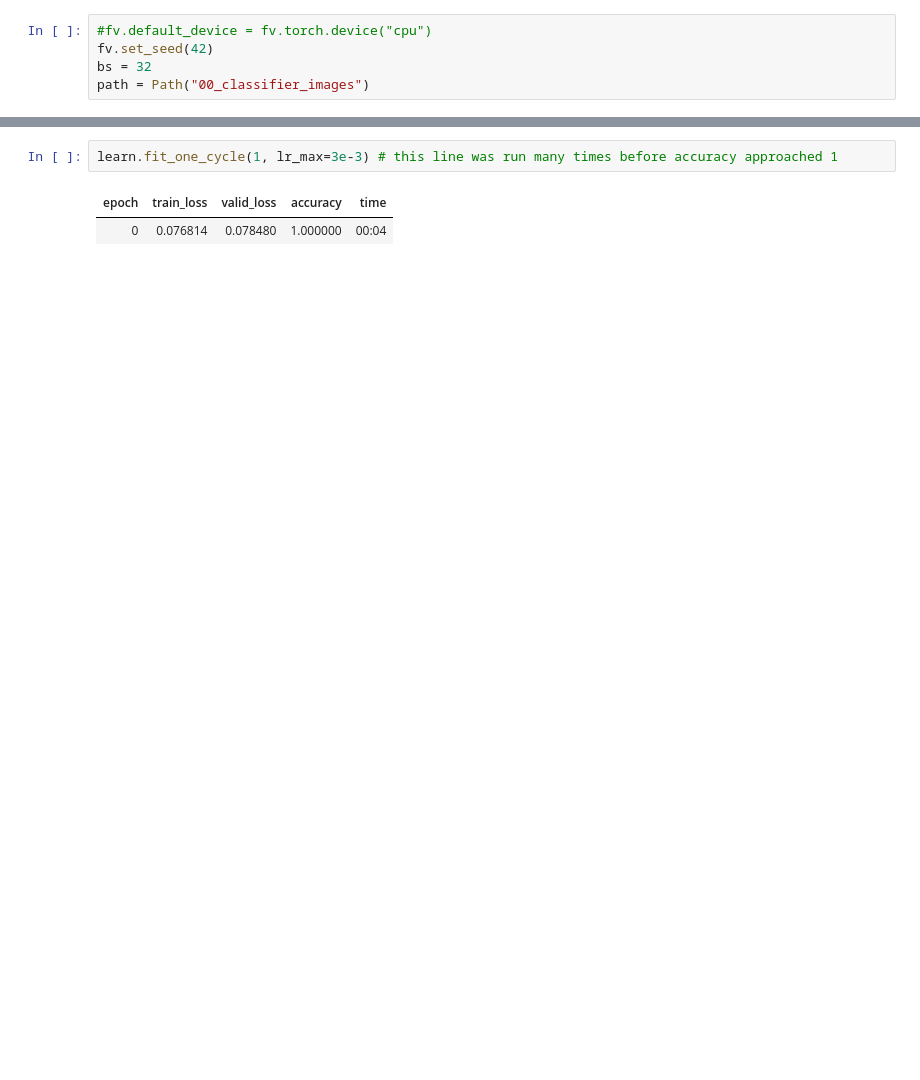
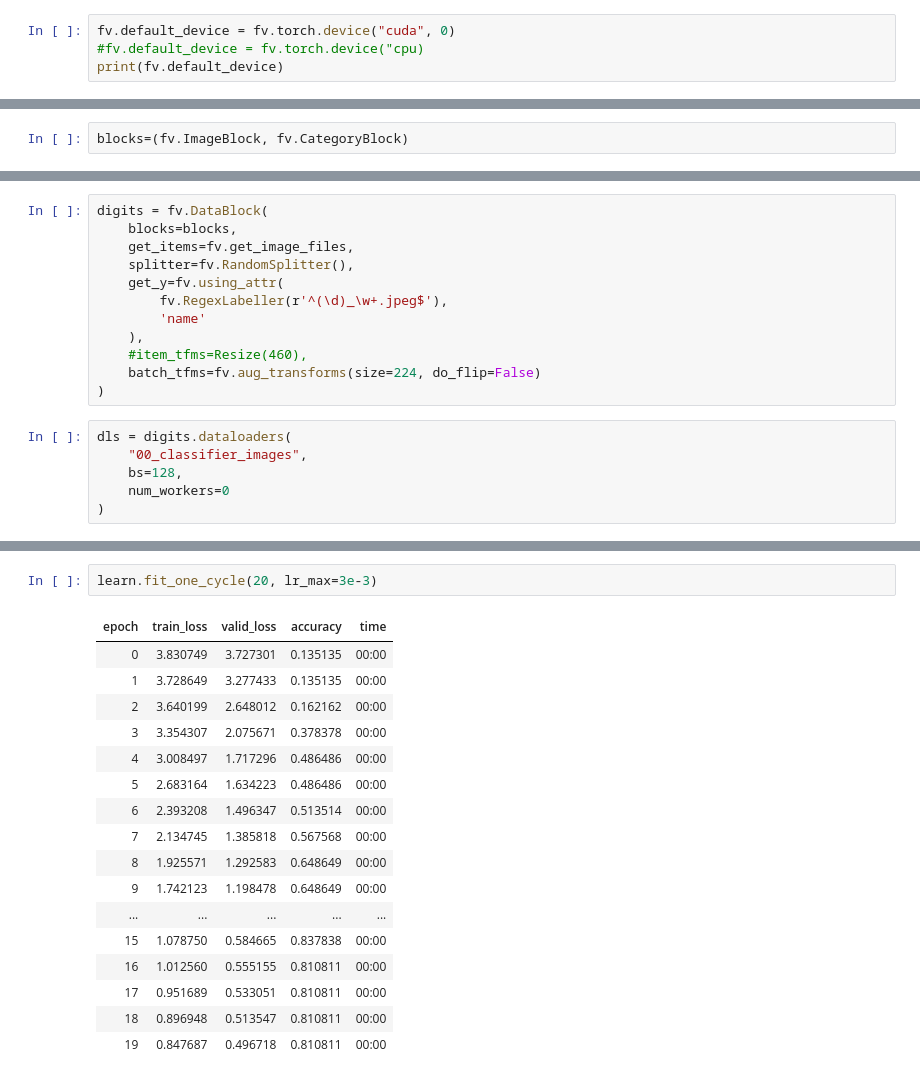
Before and after one commit to j-k/deep_vision_fastai_v2, a Jupyter notebook: 01_image_classification.ipynb, the cells around one changed output, grey strips where cells are left out. Saved outputs shown, nothing was run; the diff lists cells and outputs as text; blank space fills up the shorter version.

```diff
--- a/01_image_classification.ipynb
+++ b/01_image_classification.ipynb
@@ -8,5 +40,4 @@ import fastai2.vision.all as fv
 # %%
-#fv.default_device = fv.torch.device("cpu")
-fv.set_seed(42)
-bs = 32
-path = Path("00_classifier_images")
+fv.default_device = fv.torch.device("cuda", 0)
+#fv.default_device = fv.torch.device("cpu)
+print(fv.default_device)
@@ -31,0 +52,2 @@ dls = fv.ImageDataLoaders.from_name_re(
+# %%
+blocks=(fv.ImageBlock, fv.CategoryBlock)
@@ -32 +58,19 @@ dls = fv.ImageDataLoaders.from_name_re(
+# %%
+digits = fv.DataBlock(
+    blocks=blocks,
+    get_items=fv.get_image_files,
+    splitter=fv.RandomSplitter(),
+    get_y=fv.using_attr(
+        fv.RegexLabeller(r'^(\d)_\w+.jpeg$'),
+        'name'
+    ),
+    #item_tfms=Resize(460),
+    batch_tfms=fv.aug_transforms(size=224, do_flip=False)
+)
+# %%
+dls = digits.dataloaders(
+    "00_classifier_images",
+    bs=128,
+    num_workers=0
+)
 # %%
@@ -43,8 +93,23 @@ learn.lr_find()
 # %%
-learn.fit_one_cycle(1, lr_max=3e-3) # this line was run many times before accuracy approached 1
+learn.fit_one_cycle(20, lr_max=3e-3)
 # %% [output]
 | epoch | train_loss | valid_loss | accuracy | time |
-| 0 | 0.076814 | 0.078480 | 1.000000 | 00:04 |
+| 0 | 3.830749 | 3.727301 | 0.135135 | 00:00 |
+| 1 | 3.728649 | 3.277433 | 0.135135 | 00:00 |
+| 2 | 3.640199 | 2.648012 | 0.162162 | 00:00 |
+| 3 | 3.354307 | 2.075671 | 0.378378 | 00:00 |
+| 4 | 3.008497 | 1.717296 | 0.486486 | 00:00 |
+| 5 | 2.683164 | 1.634223 | 0.486486 | 00:00 |
+| 6 | 2.393208 | 1.496347 | 0.513514 | 00:00 |
+| 7 | 2.134745 | 1.385818 | 0.567568 | 00:00 |
+| 8 | 1.925571 | 1.292583 | 0.648649 | 00:00 |
+| 9 | 1.742123 | 1.198478 | 0.648649 | 00:00 |
+| ... | ... | ... | ... | ... |
+| 15 | 1.078750 | 0.584665 | 0.837838 | 00:00 |
+| 16 | 1.012560 | 0.555155 | 0.810811 | 00:00 |
+| 17 | 0.951689 | 0.533051 | 0.810811 | 00:00 |
+| 18 | 0.896948 | 0.513547 | 0.810811 | 00:00 |
+| 19 | 0.847687 | 0.496718 | 0.810811 | 00:00 |
 # %%
 learn.show_results()
 # %% [output]
```
Also changed, not shown: parts of 20 cells of this notebook.
